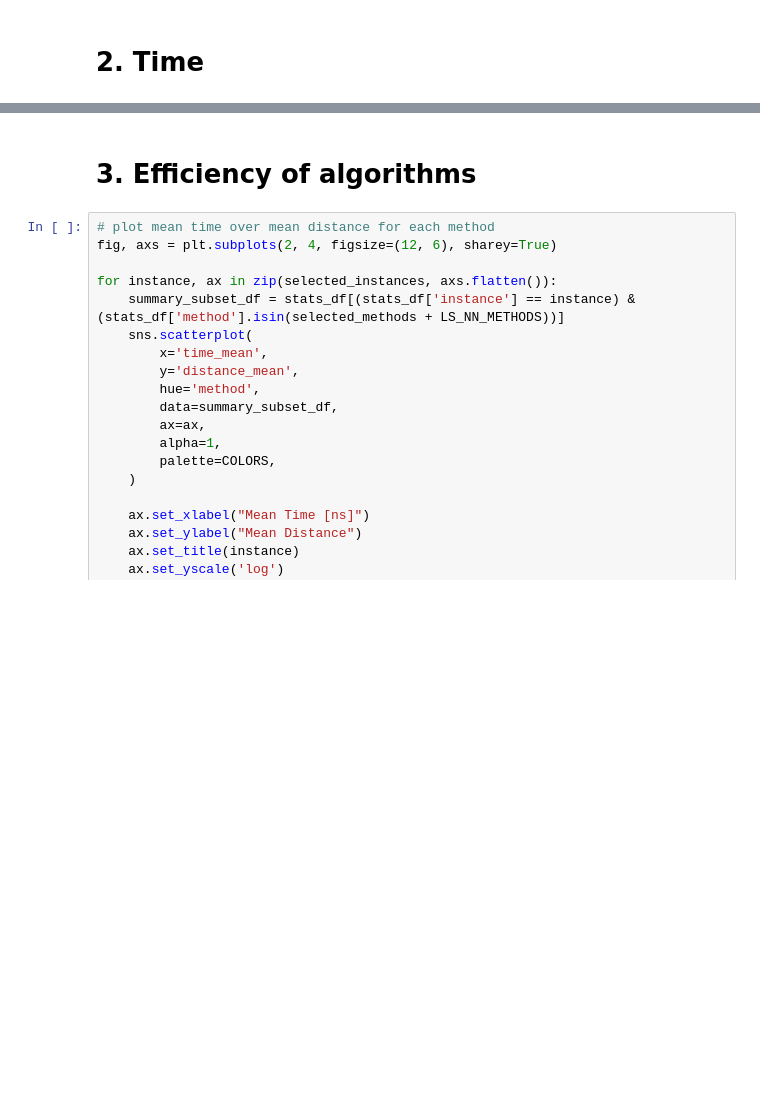
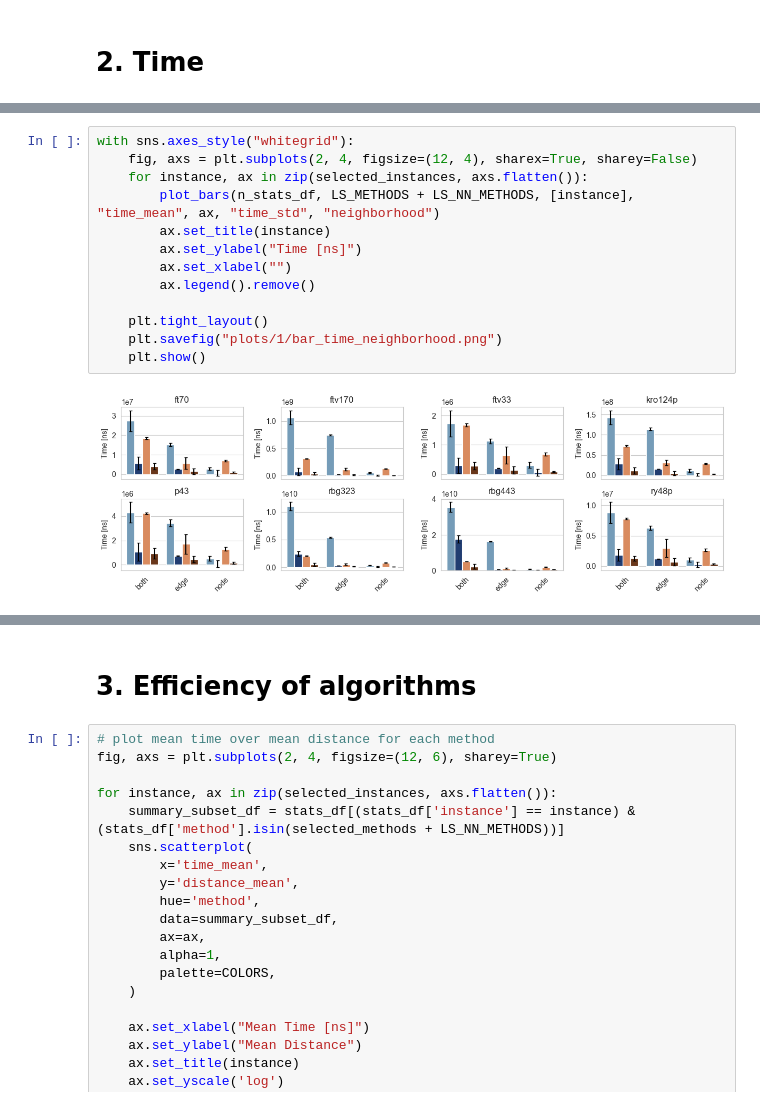
Before and after one commit to ja-nina/BioInspiredAlgosAndModels, a Jupyter notebook: reports/first_viz.ipynb, the cells around one changed output, grey strips where cells are left out. Drawn from its saved outputs; the diff is of its cells as text; blank space fills up the shorter version.

```diff
--- a/reports/first_viz.ipynb
+++ b/reports/first_viz.ipynb
@@ -227,3 +323,18 @@ with sns.axes_style("whitegrid"):
+# %%
+with sns.axes_style("whitegrid"):
+    fig, axs = plt.subplots(2, 4, figsize=(12, 4), sharex=True, sharey=False)
+    for instance, ax in zip(selected_instances, axs.flatten()):
+        plot_bars(n_stats_df, LS_METHODS + LS_NN_METHODS, [instance], "time_mean", ax, "time_std", "neighborhood")
+        ax.set_title(instance)
+        ax.set_ylabel("Time [ns]")
+        ax.set_xlabel("")
+        ax.legend().remove()
+
+    plt.tight_layout()
+    plt.savefig("plots/1/bar_time_neighborhood.png")
+    plt.show()
+# %% [output]
+[figure, added]
 # %%
 # plot mean time over instance size for each method
 with sns.axes_style("whitegrid"):
```
Also changed, not shown: parts of 30 cells of this notebook, 4 other files.
